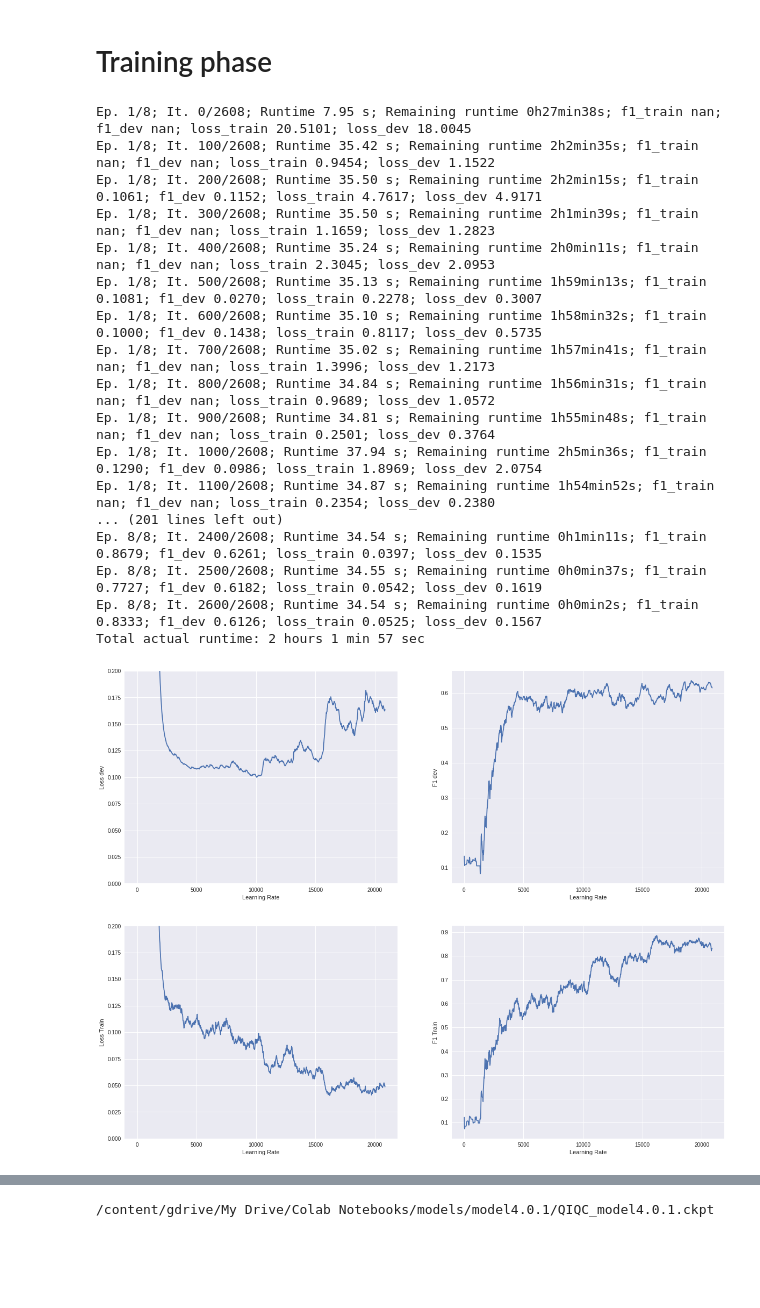
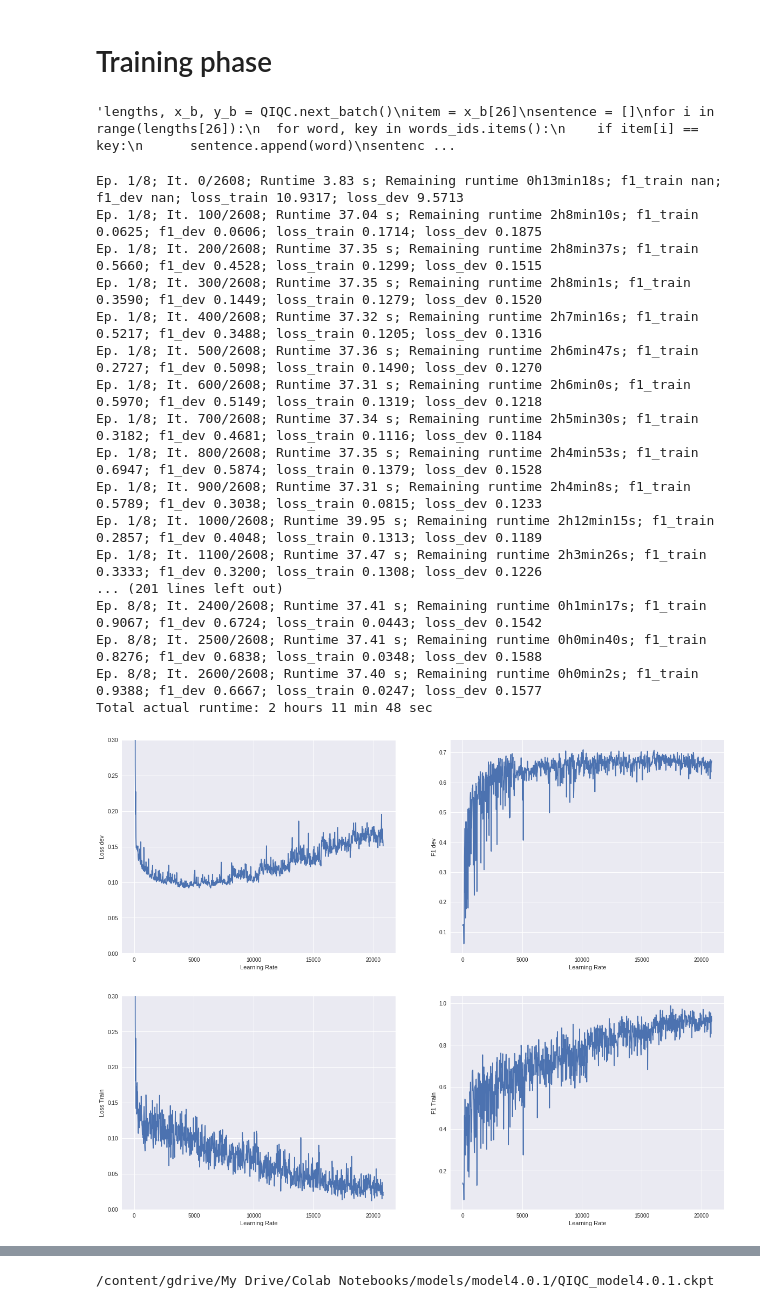
Before and after one commit to qlegrand/Quora-Insincere-Questions-Classification, a Jupyter notebook: QIQC_model_4.0.1.ipynb, the cells around one changed output, grey strips where cells are left out. Cells and saved outputs as stored; diff of their text form; code cells hidden in the pictures; blank space fills up the shorter version.

Commit message:
Applied learning rate schedule to CNN + MLP architecture

```diff
--- a/QIQC_model_4.0.1.ipynb
+++ b/QIQC_model_4.0.1.ipynb
@@ -236,12 +240,16 @@ window_width = [3, 4, 5]
 out_channels = [n_steps-window_width[0]+1, n_steps-window_width[1]+1, n_steps-window_width[2]+1]
 embedding_dimensions = 300
 n_fc1 = 300
-n_fc2 = 100
+n_fc2 = 300
+n_fc3 = 300
+n_fc4 = 200
+n_fc5 = 100
 n_output = 1
 threshold = 1.
-dropout_rate = 0.5
+dropout_rate = 0.
+momentum = 0.9
 
-activation_fn = tf.nn.relu
+activation_fn = tf.nn.elu
 init_W_CL_3 = np.random.randn(window_width[0],embedding_dimensions,1,out_channels[0]).astype(np.float32)
 init_b_CL_3 = np.random.randn(1,1,1,out_channels[0]).astype(np.float32)
 init_W_CL_4 = np.random.randn(window_width[1],embedding_dimensions,1,out_channels[1]).astype(np.float32)
@@ -285,11 +293,14 @@ with tf.name_scope("Max_pool"):
 
 with tf.name_scope("fully_connected_layers"):
     fc1 = tf.contrib.layers.fully_connected(MAXPOOL, n_fc1, activation_fn=activation_fn)
-    fc1_drop = tf.layers.dropout(fc1, dropout_rate, training=training)
     fc2 = tf.contrib.layers.fully_connected(fc1, n_fc2, activation_fn=activation_fn)
+    fc3 = tf.contrib.layers.fully_connected(fc2, n_fc3, activation_fn=activation_fn)
+    fc4 = tf.contrib.layers.fully_connected(fc3, n_fc4, activation_fn=activation_fn)
+    fc5 = tf.contrib.layers.fully_connected(fc4, n_fc5, activation_fn=activation_fn)
+
 
 with tf.name_scope("logits_and_outputs"):
-    logits = tf.reshape(tf.contrib.layers.fully_connected(fc2, n_output, activation_fn=None),shape=[-1])
+    logits = tf.reshape(tf.contrib.layers.fully_connected(fc5, n_output, activation_fn=None),shape=[-1])
     outputs = tf.sigmoid(logits)
     predictions = tf.round(outputs)
 
@@ -327,6 +338,17 @@ batch_size = 500
 
 QIQC = data_split_and_batch(data_targets, cv=1000, dv=1000, batch_size=batch_size, words_ids=(words_ids,n_steps))
 X_dev_lengths, X_dev_set, y_dev_set = QIQC.dev_set()
+# %%
+"""lengths, x_b, y_b = QIQC.next_batch()
+item = x_b[26]
+sentence = []
+for i in range(lengths[26]):
+  for word, key in words_ids.items():
+    if item[i] == key:
+      sentence.append(word)
+sentence, y_b[26]"""
+# %% [output]
+'lengths, x_b, y_b = QIQC.next_batch()\nitem = x_b[26]\nsentence = []\nfor i in range(lengths[26]):\n  for word, key in words_ids.items():\n    if item[i] == key:\n      sentence.append(word)\nsentenc ...
 # %%
 model_version = "4.0.1"
 # %%
@@ -348,23 +370,19 @@ step_stack = []
 f1_stack = []
 loss_train_stack = []
 f1_train_stack = []
-min_lr = 0.003
-max_lr = 0.008
-lr = min_lr
+
+lr = 0.004
 
 with tf.Session() as sess:
     init.run()
     t_0 = time.time()
     for epoch in range(n_epoch):
+        if epoch % 2 == 0 and epoch != 0 :
+          lr = lr/2
         for iteration in range(QIQC.nr_batches):
             X_lengths, X_batch, y_batch = QIQC.next_batch()
             sess.run(training_op, feed_dict={X: X_batch, y: y_batch, learning_rate: lr, training: True})
-
             step = epoch * QIQC.nr_batches + iteration
-            cycle = np.floor(1 + step/(2 * QIQC.nr_batches))
-            pattern = np.absolute(step/QIQC.nr_batches - 2*cycle + 1)
-            lr = min_lr + (max_lr - min_lr) * (1-pattern)
-
             if step % 20 ==0:
               f1_dev, loss_dev = sess.run([f1, loss], feed_dict = {X : X_dev_set, y : y_dev_set})
               f1_train, loss_train = sess.run([f1, loss], feed_dict = {X : X_batch, y : y_batch})
@@ -403,60 +421,60 @@ actual_runtime_sec = int((t_final - t_init - 3600 * actual_runtime_h - 60 * actu
 
 print("Total actual runtime: {} hours {} min {} sec".format(actual_runtime_h, actual_runtime_min, actual_runtime_sec))
 # %% [output]
-Ep. 1/8; It. 0/2608; Runtime 7.95 s; Remaining runtime 0h27min38s; f1_train nan; f1_dev nan; loss_train 20.5101; loss_dev 18.0045
-Ep. 1/8; It. 100/2608; Runtime 35.42 s; Remaining runtime 2h2min35s; f1_train nan; f1_dev nan; loss_train 0.9454; loss_dev 1.1522
-Ep. 1/8; It. 200/2608; Runtime 35.50 s; Remaining runtime 2h2min15s; f1_train 0.1061; f1_dev 0.1152; loss_train 4.7617; loss_dev 4.9171
-Ep. 1/8; It. 300/2608; Runtime 35.50 s; Remaining runtime 2h1min39s; f1_train nan; f1_dev nan; loss_train 1.1659; loss_dev 1.2823
-Ep. 1/8; It. 400/2608; Runtime 35.24 s; Remaining runtime 2h0min11s; f1_train nan; f1_dev nan; loss_train 2.3045; loss_dev 2.0953
-Ep. 1/8; It. 500/2608; Runtime 35.13 s; Remaining runtime 1h59min13s; f1_train 0.1081; f1_dev 0.0270; loss_train 0.2278; loss_dev 0.3007
-Ep. 1/8; It. 600/2608; Runtime 35.10 s; Remaining runtime 1h58min32s; f1_train 0.1000; f1_dev 0.1438; loss_train 0.8117; loss_dev 0.5735
-Ep. 1/8; It. 700/2608; Runtime 35.02 s; Remaining runtime 1h57min41s; f1_train nan; f1_dev nan; loss_train 1.3996; loss_dev 1.2173
-Ep. 1/8; It. 800/2608; Runtime 34.84 s; Remaining runtime 1h56min31s; f1_train nan; f1_dev nan; loss_train 0.9689; loss_dev 1.0572
-Ep. 1/8; It. 900/2608; Runtime 34.81 s; Remaining runtime 1h55min48s; f1_train nan; f1_dev nan; loss_train 0.2501; loss_dev 0.3764
-Ep. 1/8; It. 1000/2608; Runtime 37.94 s; Remaining runtime 2h5min36s; f1_train 0.1290; f1_dev 0.0986; loss_train 1.8969; loss_dev 2.0754
-Ep. 1/8; It. 1100/2608; Runtime 34.87 s; Remaining runtime 1h54min52s; f1_train nan; f1_dev nan; loss_train 0.2354; loss_dev 0.2380
+Ep. 1/8; It. 0/2608; Runtime 3.83 s; Remaining runtime 0h13min18s; f1_train nan; f1_dev nan; loss_train 10.9317; loss_dev 9.5713
+Ep. 1/8; It. 100/2608; Runtime 37.04 s; Remaining runtime 2h8min10s; f1_train 0.0625; f1_dev 0.0606; loss_train 0.1714; loss_dev 0.1875
+Ep. 1/8; It. 200/2608; Runtime 37.35 s; Remaining runtime 2h8min37s; f1_train 0.5660; f1_dev 0.4528; loss_train 0.1299; loss_dev 0.1515
+Ep. 1/8; It. 300/2608; Runtime 37.35 s; Remaining runtime 2h8min1s; f1_train 0.3590; f1_dev 0.1449; loss_train 0.1279; loss_dev 0.1520
+Ep. 1/8; It. 400/2608; Runtime 37.32 s; Remaining runtime 2h7min16s; f1_train 0.5217; f1_dev 0.3488; loss_train 0.1205; loss_dev 0.1316
+Ep. 1/8; It. 500/2608; Runtime 37.36 s; Remaining runtime 2h6min47s; f1_train 0.2727; f1_dev 0.5098; loss_train 0.1490; loss_dev 0.1270
+Ep. 1/8; It. 600/2608; Runtime 37.31 s; Remaining runtime 2h6min0s; f1_train 0.5970; f1_dev 0.5149; loss_train 0.1319; loss_dev 0.1218
+Ep. 1/8; It. 700/2608; Runtime 37.34 s; Remaining runtime 2h5min30s; f1_train 0.3182; f1_dev 0.4681; loss_train 0.1116; loss_dev 0.1184
+Ep. 1/8; It. 800/2608; Runtime 37.35 s; Remaining runtime 2h4min53s; f1_train 0.6947; f1_dev 0.5874; loss_train 0.1379; loss_dev 0.1528
+Ep. 1/8; It. 900/2608; Runtime 37.31 s; Remaining runtime 2h4min8s; f1_train 0.5789; f1_dev 0.3038; loss_train 0.0815; loss_dev 0.1233
+Ep. 1/8; It. 1000/2608; Runtime 39.95 s; Remaining runtime 2h12min15s; f1_train 0.2857; f1_dev 0.4048; loss_train 0.1313; loss_dev 0.1189
+Ep. 1/8; It. 1100/2608; Runtime 37.47 s; Remaining runtime 2h3min26s; f1_train 0.3333; f1_dev 0.3200; loss_train 0.1308; loss_dev 0.1226
 ... (201 lines left out)
-Ep. 8/8; It. 2400/2608; Runtime 34.54 s; Remaining runtime 0h1min11s; f1_train 0.8679; f1_dev 0.6261; loss_train 0.0397; loss_dev 0.1535
-Ep. 8/8; It. 2500/2608; Runtime 34.55 s; Remaining runtime 0h0min37s; f1_train 0.7727; f1_dev 0.6182; loss_train 0.0542; loss_dev 0.1619
-Ep. 8/8; It. 2600/2608; Runtime 34.54 s; Remaining runtime 0h0min2s; f1_train 0.8333; f1_dev 0.6126; loss_train 0.0525; loss_dev 0.1567
-Total actual runtime: 2 hours 1 min 57 sec
+Ep. 8/8; It. 2400/2608; Runtime 37.41 s; Remaining runtime 0h1min17s; f1_train 0.9067; f1_dev 0.6724; loss_train 0.0443; loss_dev 0.1542
+Ep. 8/8; It. 2500/2608; Runtime 37.41 s; Remaining runtime 0h0min40s; f1_train 0.8276; f1_dev 0.6838; loss_train 0.0348; loss_dev 0.1588
+Ep. 8/8; It. 2600/2608; Runtime 37.40 s; Remaining runtime 0h0min2s; f1_train 0.9388; f1_dev 0.6667; loss_train 0.0247; loss_dev 0.1577
+Total actual runtime: 2 hours 11 min 48 sec
 # %%
-alpha = 0.9
+alpha = 0.1
 ewma_loss_dev = numpy_ewma_vectorized(loss_stack, alpha)
 ewma_f1_dev = numpy_ewma_vectorized(f1_stack, alpha)
 ewma_loss_train = numpy_ewma_vectorized(loss_train_stack, alpha)
 ewma_f1_train = numpy_ewma_vectorized(f1_train_stack, alpha)
 
 plt.figure(figsize = (20, 16))
 plt.subplot(221)
 plt.plot(step_stack, ewma_loss_dev)
 plt.xlabel("Learning Rate")
 plt.ylabel("Loss dev")
 #plt.xlim([0.001,0.008])
-plt.ylim([0,0.2])
+plt.ylim([0,.3])
 plt.subplot(222)
 plt.plot(step_stack, ewma_f1_dev)
 #plt.xlim([0.001,0.008])
 #plt.ylim([0.55,0.75])
 plt.xlabel("Learning Rate")
 plt.ylabel("F1 dev")
 
 plt.subplot(223)
 plt.plot(step_stack, ewma_loss_train)
 plt.xlabel("Learning Rate")
 plt.ylabel("Loss Train")
 #plt.xlim([0.001,0.008])
-plt.ylim([0,0.2])
+plt.ylim([0,0.3])
 plt.subplot(224)
 plt.plot(step_stack, ewma_f1_train)
 #plt.xlim([0.001,0.008])
 #plt.ylim([0.55,0.75])
 plt.xlabel("Learning Rate")
 plt.ylabel("F1 Train")
 
 plt.show()
 # %% [output]
-[figure, old version]
+[figure, new version]
 # %%
 MODELS_FILE = "models/model{}/QIQC_model{}.ckpt".format(model_version,model_version)
 modfil = os.path.join(DRIVE_PATH,MODELS_FILE)
```
Also changed, not shown: parts of 2 cells of this notebook.
